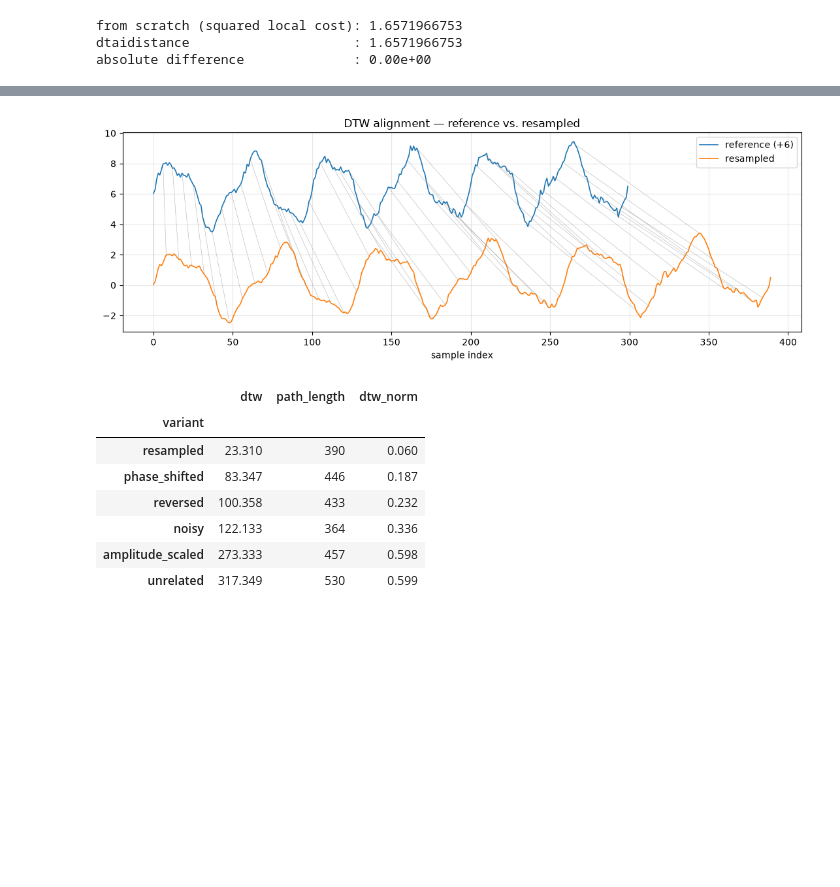
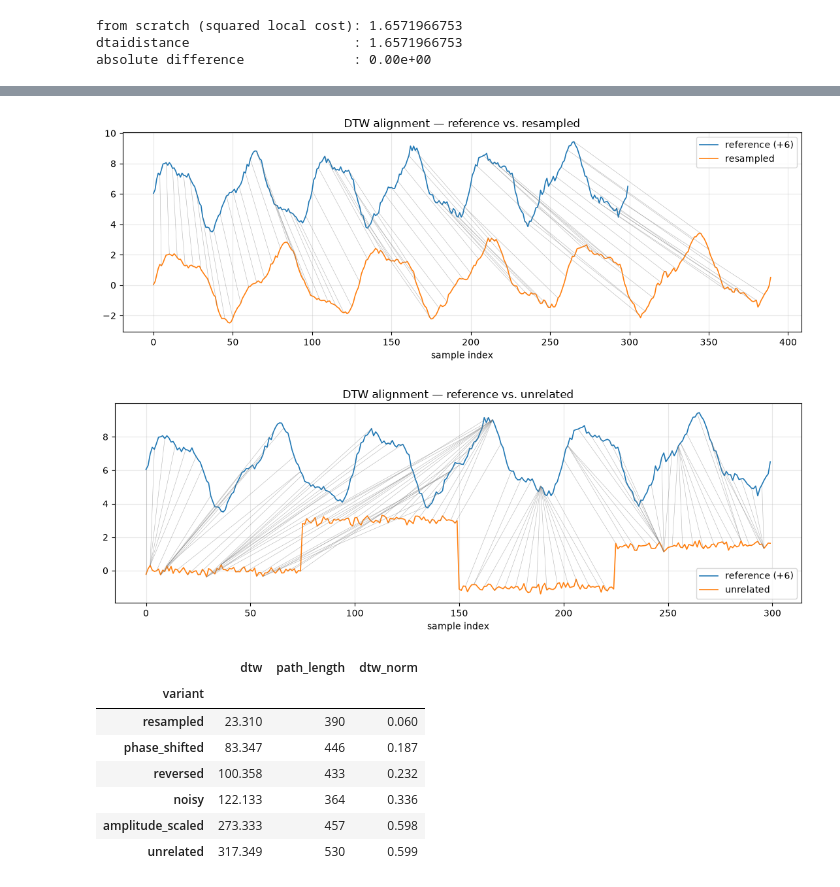
Before and after one commit to CleMaHo/TSA, a Jupyter notebook: notebooks/01_dtw.ipynb, the cells around one changed output, grey strips where cells are left out. Drawn from its saved outputs; the diff is of its cells as text; code cells hidden in the pictures; blank space fills up the shorter version.

```diff
--- a/notebooks/01_dtw.ipynb
+++ b/notebooks/01_dtw.ipynb
@@ -184,13 +198,20 @@ plotting.plot_cost_matrix(
 # %%
-# The same alignment seen on the signals themselves: the grey lines are the
+# The same alignments seen on the signals themselves: the grey lines are the
 # sample pairs that DTW decided to match.
 plotting.plot_alignment(
     reference, dataset["resampled"], path_demo,
-    labels=("reference", "resampled"), every=8,
+    labels=("reference", "resampled"), every=5,
     title="DTW alignment — reference vs. resampled",
 )
+
+plotting.plot_alignment(
+    reference, dataset["unrelated"], path_unrelated,
+    labels=("reference", "unrelated"), every=5,
+    title="DTW alignment — reference vs. unrelated",
+)
 # %% [output]
 [figure]
+[figure, added]
 # %%
 # Distance from `reference` to every other variant.
 # `dtw_norm` divides by the path length, because the raw DTW cost grows with the
```
Also changed, not shown: parts of 1 cell of this notebook.
